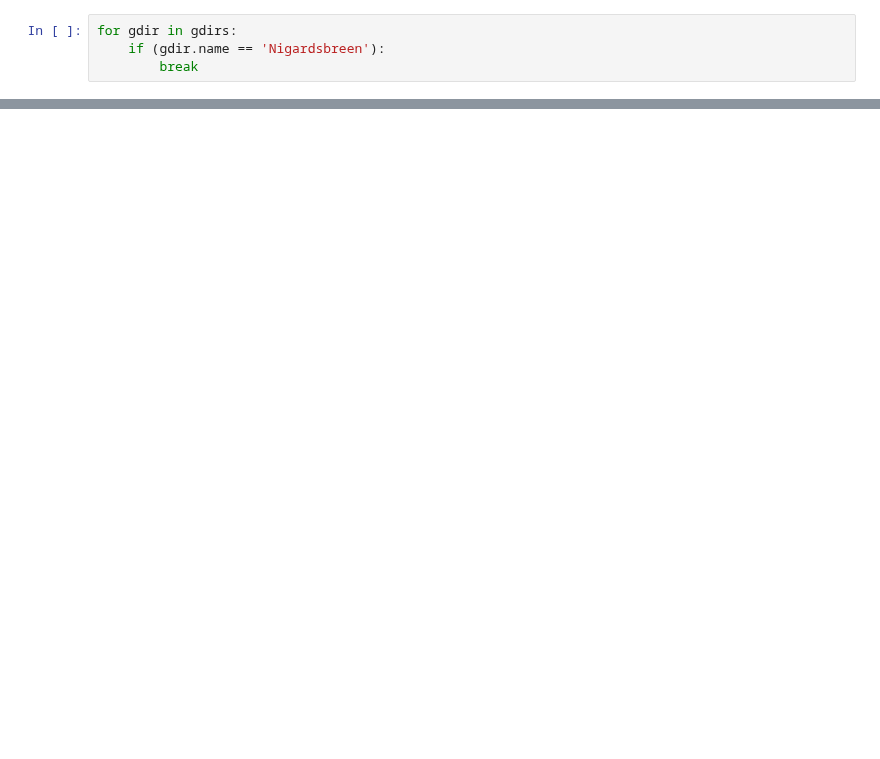
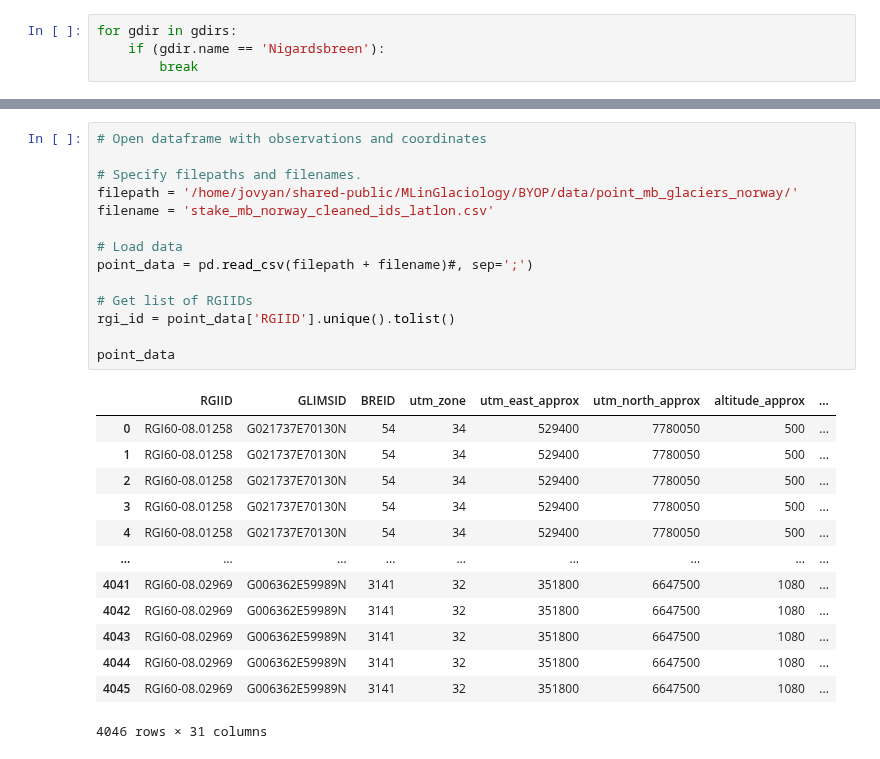
Before and after one commit to khsjursen/ML_MB_Norway, a Jupyter notebook: get_oggm_data.ipynb, the cells around one changed output, grey strips where cells are left out. Cells and saved outputs as stored; diff of their text form; blank space fills up the shorter version.

```diff
--- a/get_oggm_data.ipynb
+++ b/get_oggm_data.ipynb
@@ -162,0 +211,28 @@ Data variables: (12/20)
+# %%
+# Open dataframe with observations and coordinates
+
+# Specify filepaths and filenames.
+filepath = '/home/jovyan/shared-public/MLinGlaciology/BYOP/data/point_mb_glaciers_norway/'
+filename = 'stake_mb_norway_cleaned_ids_latlon.csv'
+
+# Load data
+point_data = pd.read_csv(filepath + filename)#, sep=';')
+
+# Get list of RGIIDs
+rgi_id = point_data['RGIID'].unique().tolist()
+
+point_data
+# %% [output]
+|  | RGIID | GLIMSID | BREID | utm_zone | utm_east_approx | utm_north_approx | altitude_approx | ... |
+| 0 | RGI60-08.01258 | G021737E70130N | 54 | 34 | 529400 | 7780050 | 500 | ... |
+| 1 | RGI60-08.01258 | G021737E70130N | 54 | 34 | 529400 | 7780050 | 500 | ... |
+| 2 | RGI60-08.01258 | G021737E70130N | 54 | 34 | 529400 | 7780050 | 500 | ... |
+| 3 | RGI60-08.01258 | G021737E70130N | 54 | 34 | 529400 | 7780050 | 500 | ... |
+| 4 | RGI60-08.01258 | G021737E70130N | 54 | 34 | 529400 | 7780050 | 500 | ... |
+| ... | ... | ... | ... | ... | ... | ... | ... | ... |
+| 4041 | RGI60-08.02969 | G006362E59989N | 3141 | 32 | 351800 | 6647500 | 1080 | ... |
+| 4042 | RGI60-08.02969 | G006362E59989N | 3141 | 32 | 351800 | 6647500 | 1080 | ... |
+| 4043 | RGI60-08.02969 | G006362E59989N | 3141 | 32 | 351800 | 6647500 | 1080 | ... |
+| 4044 | RGI60-08.02969 | G006362E59989N | 3141 | 32 | 351800 | 6647500 | 1080 | ... |
+| 4045 | RGI60-08.02969 | G006362E59989N | 3141 | 32 | 351800 | 6647500 | 1080 | ... |
+4046 rows × 31 columns
```
Also changed, not shown: parts of 20 cells of this notebook, 1 other file.
